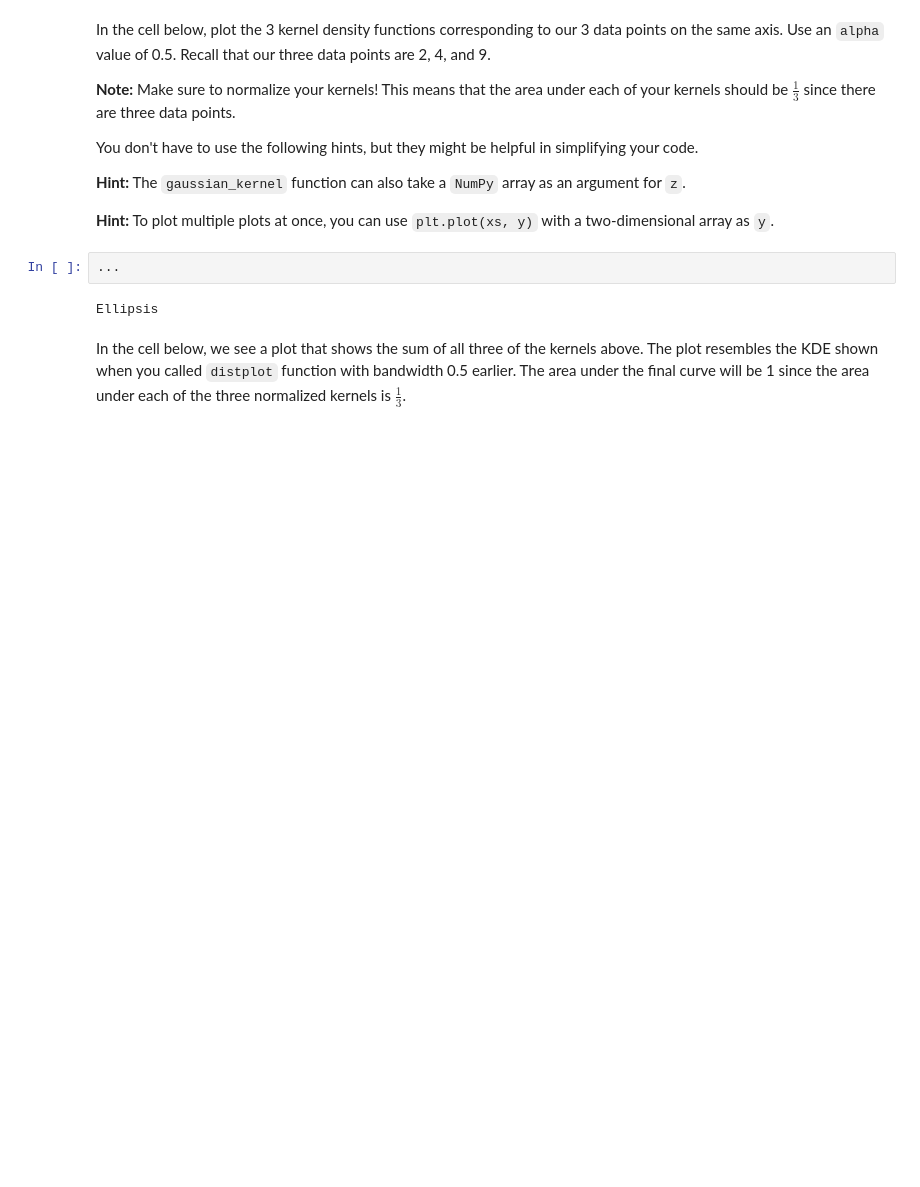
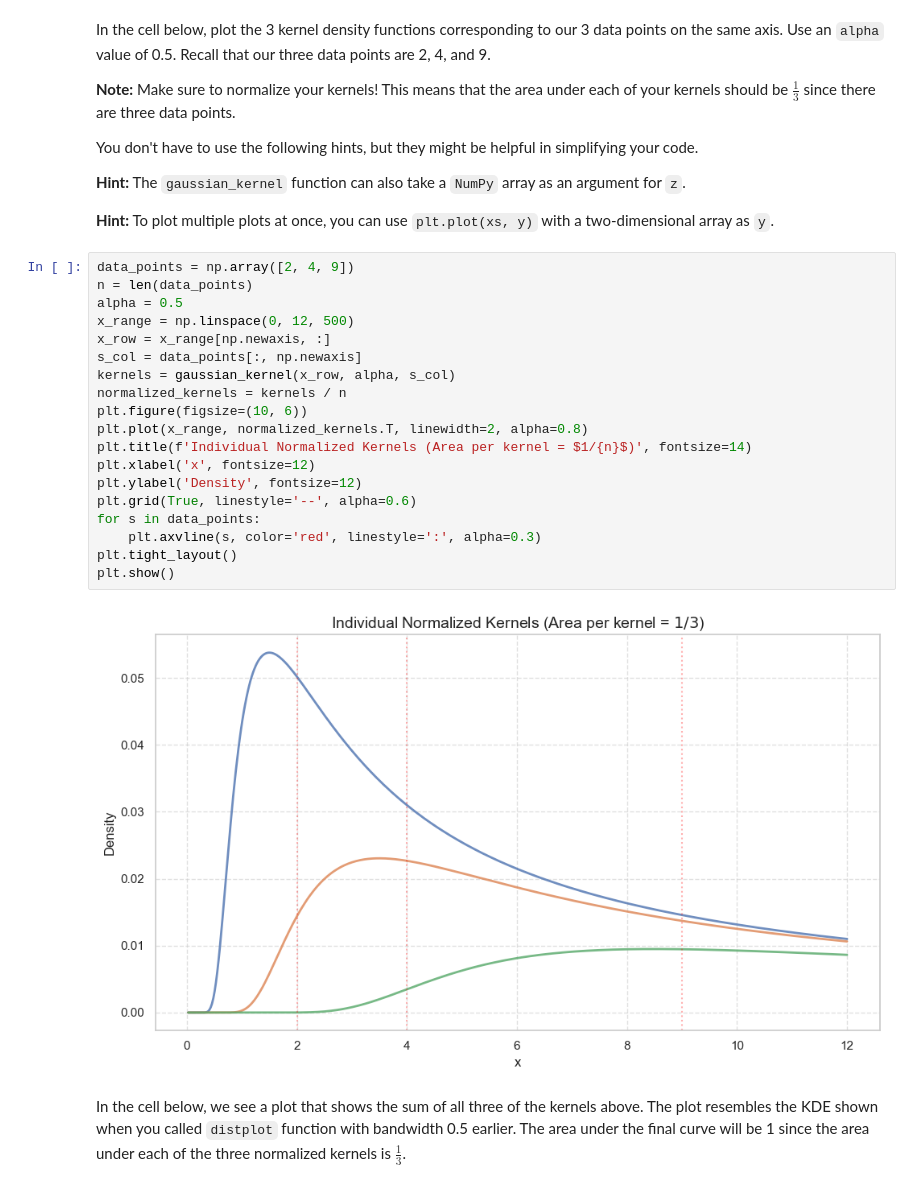
Before and after one commit to RamesTheGeneric/CSCIU459-GROUP-PROJECTS, a Jupyter notebook: A3/A3.ipynb, the cells around one changed output. Saved outputs shown, nothing was run; the diff lists cells and outputs as text; blank space fills up the shorter version.

```diff
--- a/A3/A3.ipynb
+++ b/A3/A3.ipynb
@@ -430,10 +446,27 @@ You don't have to use the following hints, but they might be helpful in simplify
 **Hint:** The `gaussian_kernel` function can also take a `NumPy` array as an argument for `z`.
 
 **Hint:** To plot multiple plots at once, you can use `plt.plot(xs, y)` with a two-dimensional array as `y`.
-# %%
-...
-# %% [output]
-Ellipsis
+# %%
+data_points = np.array([2, 4, 9])
+n = len(data_points)
+alpha = 0.5
+x_range = np.linspace(0, 12, 500)
+x_row = x_range[np.newaxis, :]
+s_col = data_points[:, np.newaxis]
+kernels = gaussian_kernel(x_row, alpha, s_col)
+normalized_kernels = kernels / n
+plt.figure(figsize=(10, 6))
+plt.plot(x_range, normalized_kernels.T, linewidth=2, alpha=0.8)
+plt.title(f'Individual Normalized Kernels (Area per kernel = $1/{n}$)', fontsize=14)
+plt.xlabel('x', fontsize=12)
+plt.ylabel('Density', fontsize=12)
+plt.grid(True, linestyle='--', alpha=0.6)
+for s in data_points:
+    plt.axvline(s, color='red', linestyle=':', alpha=0.3)
+plt.tight_layout()
+plt.show()
+# %% [output]
+[figure, added]
 # %% [markdown]
 In the cell below, we see a plot that shows the sum of all three of the kernels above. The plot resembles the KDE shown when you called `distplot` function with bandwidth 0.5 earlier. The area under the final curve will be 1 since the area under each of the three normalized kernels is $\frac{1}{3}$.
 # %%
```
Also changed, not shown: parts of 8 cells of this notebook.
